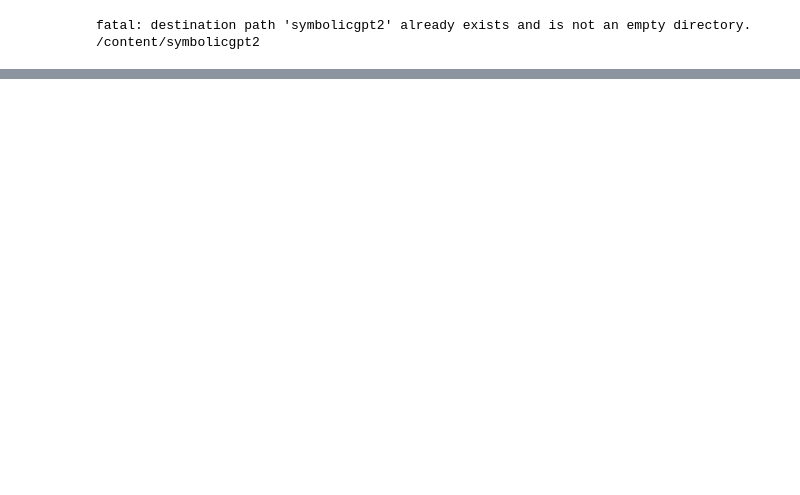
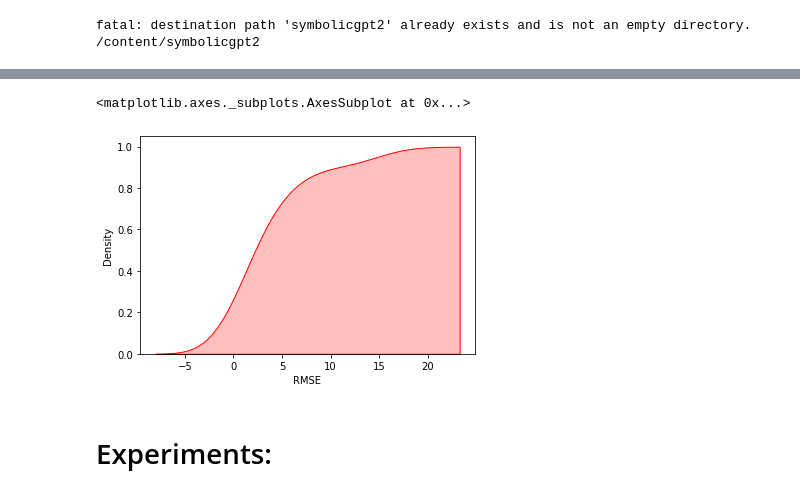
Before and after one commit to mojivalipour/symbolicgpt, a Jupyter notebook: symbolicGPT2.ipynb, the cells around one changed output, grey strips where cells are left out. Saved outputs shown, nothing was run; the diff lists cells and outputs as text; code cells hidden in the pictures; blank space fills up the shorter version.

Commit message:
Feat: calculate the rmse and plot the cumulative density function for the comparison

```diff
--- a/symbolicGPT2.ipynb
+++ b/symbolicGPT2.ipynb
@@ -76,0 +69,12 @@ validate.sh
+# %%
+# validate results
+#sin(x1 + 1.49)
+from scipy.spatial import distance
+YPred = []
+for x in supportPoints:
+  formula = np.cos(x) + np.sin(x) + 1.08 #np.sin(x[0] + 1.56)
+  formula = formula#[0]
+  YPred.append(np.round(formula,2))
+# use this input:
+print('<SOS_X>{}<EOS_X><SOS_Y>{}<EOS_Y><SOS_EQ>'.format(str(supportPoints), str(YPred)))
+print(distance.euclidean(Y,YPred))
@@ -94,0 +235,25 @@ demo.wraper(top_p, config_fn, ckpt_fn, min_len, sample_num, saveFlag, filters)
+# %%
+# convert mseRes to something useful for the plot
+import pandas as pd
+df = pd.DataFrame(columns=['RMSE', 'SRC'])
+for key in resultDict:
+  tempSrc = pd.Series([key for i in range(len(resultDict[key]))], name='SRC')
+  tempMSE = pd.Series(resultDict[key], name='RMSE')
+  temp = pd.concat((tempSrc, tempMSE), axis=1)
+  df = df.append(temp)
+df['index'] = df.index
+# %%
+# Plot the test code
+import seaborn as sns
+#import matplotlib.pyplot as plt
+# plt.fill_between( x, y, color="skyblue", alpha=0.2)
+# plt.plot(x, y, color="Slateblue", alpha=0.6)
+sns.kdeplot(
+    data=df['RMSE'],
+    shade=True, color="r",
+    cumulative=True)
+# %% [output]
+<matplotlib.axes._subplots.AxesSubplot at 0x...>
+[figure, added]
+# %% [markdown]
+# Experiments:
```
Also changed, not shown: parts of 13 cells of this notebook.
